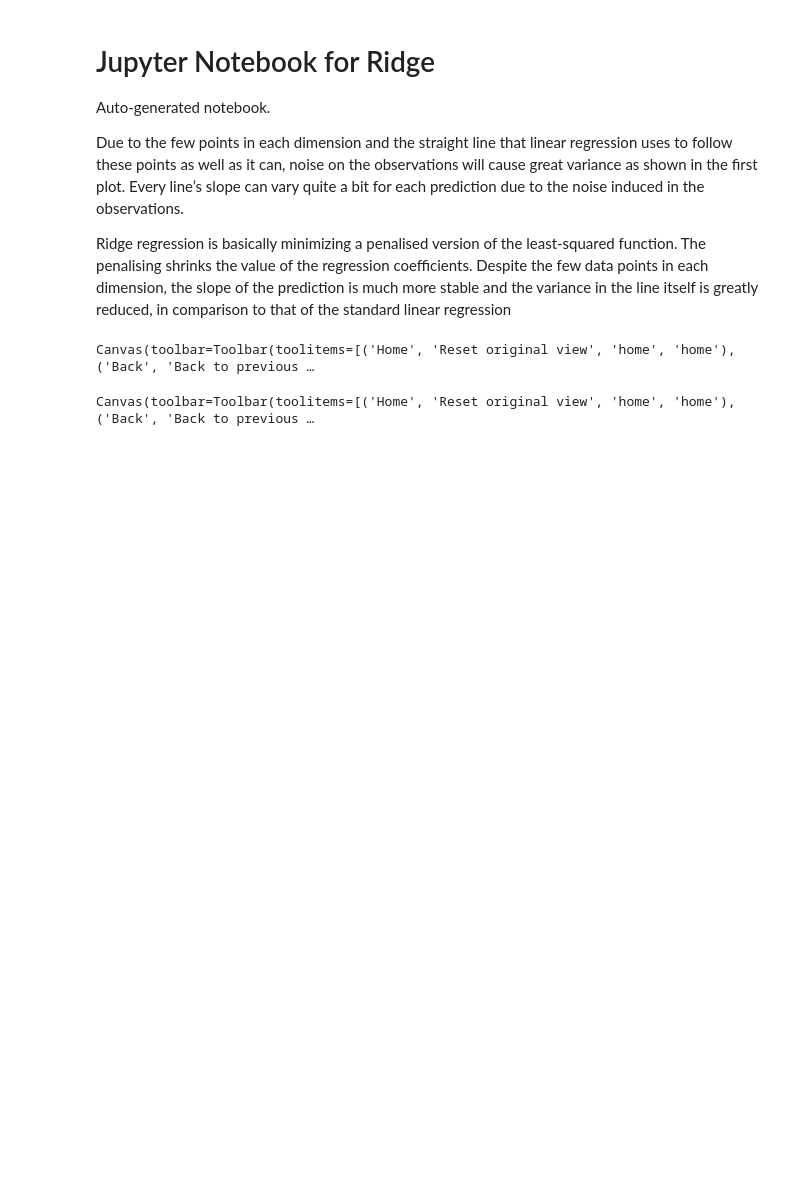
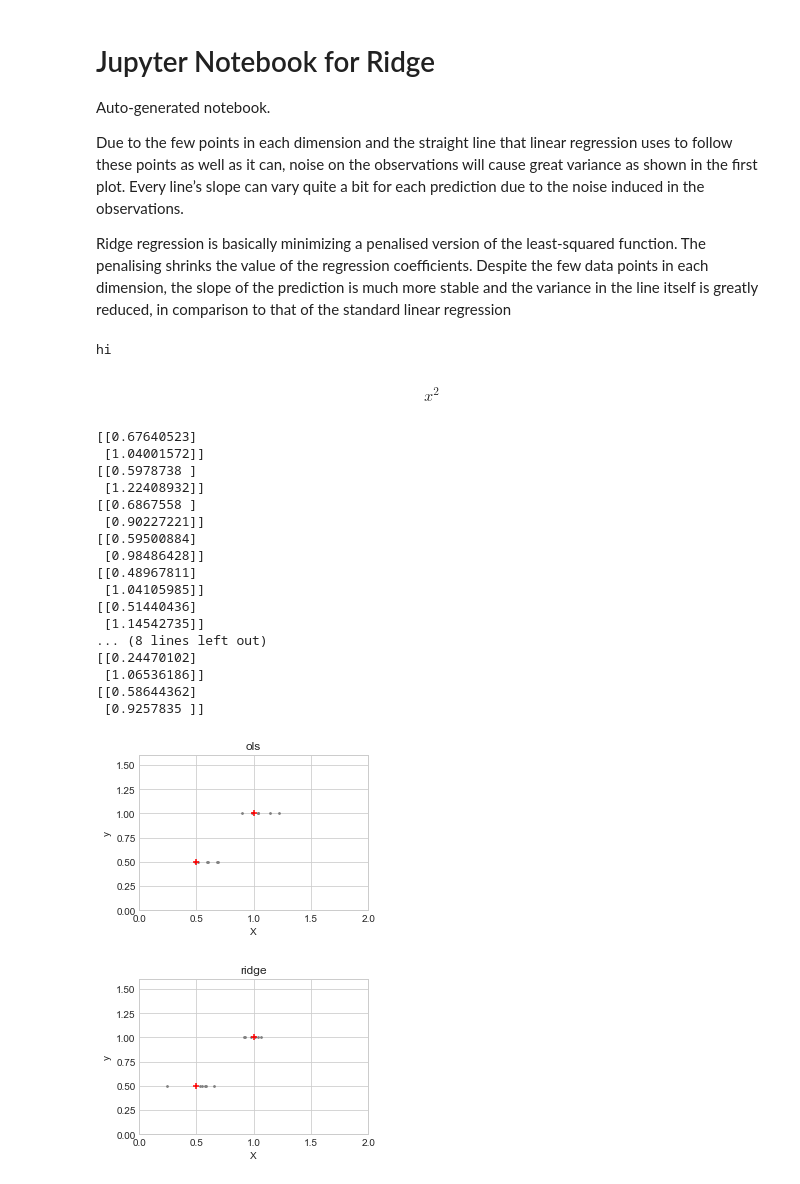
Before and after one commit to davijeb/erudition, a Jupyter notebook: learning/modules/Generalized Linear Models/Ridge.ipynb, the cells around one changed output. Drawn from its saved outputs; the diff is of its cells as text; code cells hidden in the pictures; blank space fills up the shorter version.

Commit message:
minor edits in Visual Studio code

```diff
--- a/learning/modules/Generalized Linear Models/Ridge.ipynb
+++ b/learning/modules/Generalized Linear Models/Ridge.ipynb
@@ -11,43 +11,68 @@ import numpy as np
 import matplotlib.pyplot as plt
 plt.style.use('seaborn-whitegrid')
 
-%matplotlib widget
+%matplotlib inline
 
 np.random.seed(42)
+
+x = 2
+
+print('hi')
+# %% [output]
+hi
+# %% [markdown]
+$$x^2$$
 # %%
 X_train = np.c_[.5, 1].T
 y_train = [.5, 1]
 X_test = np.c_[0, 2].T
 
 np.random.seed(0)
 
 classifiers = dict(ols=linear_model.LinearRegression(),
-                   ridge=linear_model.Ridge(alpha=0))
+                   ridge=linear_model.Ridge(alpha=0.4))
 
 for name, clf in classifiers.items():
     fig, ax = plt.subplots(figsize=(4, 3))
 
     for _ in range(6):
         this_X = .1 * np.random.normal(size=(2, 1)) + X_train
 
         clf.fit(this_X, y_train)
 
-        ax.plot(X_test, clf.predict(X_test), color='gray')
+        #ax.plot(X_test, clf.predict(X_test), color='gray')
         ax.scatter(this_X, y_train, s=3, c='gray', marker='o', zorder=10)
 
     clf.fit(X_train, y_train)
-    ax.plot(X_test, clf.predict(X_test), linewidth=2, color='blue')
+    #ax.plot(X_test, clf.predict(X_test), linewidth=2, color='blue')
     ax.scatter(X_train, y_train, s=30, c='red', marker='+', zorder=10)
 
     ax.set_title(name)
     ax.set_xlim(0, 2)
     ax.set_ylim((0, 1.6))
     ax.set_xlabel('X')
     ax.set_ylabel('y')
 
     fig.tight_layout()
 
 plt.show()
 # %% [output]
-Canvas(toolbar=Toolbar(toolitems=[('Home', 'Reset original view', 'home', 'home'), ('Back', 'Back to previous …
+[[0.67640523]
+ [1.04001572]]
+[[0.5978738 ]
+ [1.22408932]]
+[[0.6867558 ]
+ [0.90227221]]
+[[0.59500884]
+ [0.98486428]]
+[[0.48967811]
+ [1.04105985]]
+[[0.51440436]
+ [1.14542735]]
+... (8 lines left out)
+[[0.24470102]
+ [1.06536186]]
+[[0.58644362]
+ [0.9257835 ]]
-Canvas(toolbar=Toolbar(toolitems=[('Home', 'Reset original view', 'home', 'home'), ('Back', 'Back to previous …
+[figure, added]
+[figure, added]
```
Also changed, not shown: parts of 1 cell of this notebook, 1 other file.
